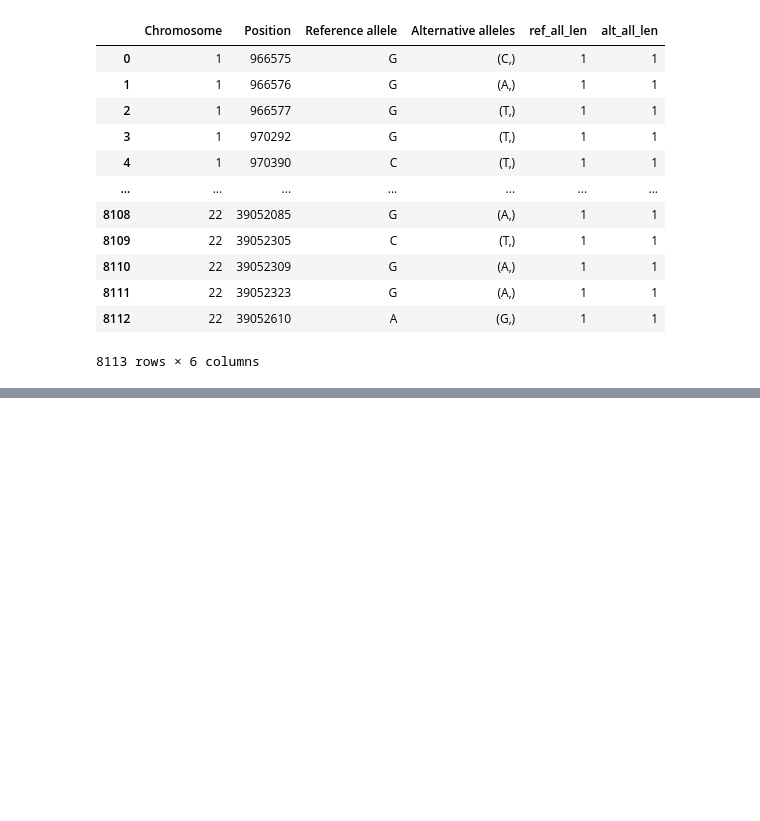
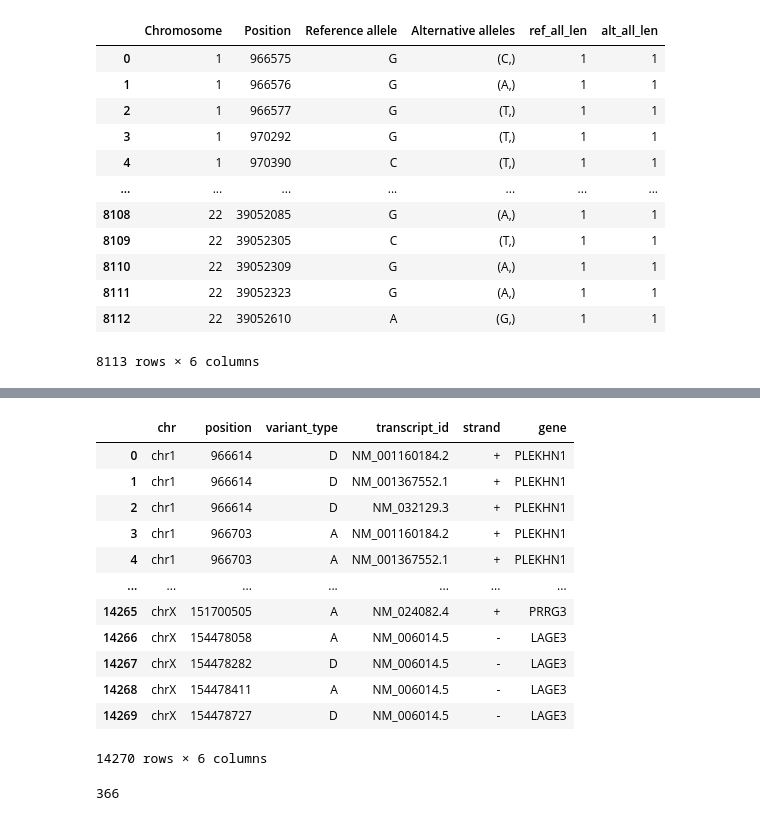
Before and after one commit to duttaprat/Postdoc, a Jupyter notebook: Collab_code/Oliver_scripts/new_scripts/data.ipynb, the cells around one changed output, grey strips where cells are left out. Cells and saved outputs as stored; diff of their text form; code cells hidden in the pictures; blank space fills up the shorter version.

```diff
--- a/Collab_code/Oliver_scripts/new_scripts/data.ipynb
+++ b/Collab_code/Oliver_scripts/new_scripts/data.ipynb
@@ -107,0 +165,22 @@ fig.show()
+# %%
+file_path = "/data/private/pdutta/Collab_data/Oliver_data/New_data/splice_sites.txt"
+df_file = pd.read_csv(file_path, sep="\t", names= ['chr', 'position', 'variant_type', 'transcript_id', 'strand', 'gene'])
+df_file
+# %% [output]
+|  | chr | position | variant_type | transcript_id | strand | gene |
+| 0 | chr1 | 966614 | D | NM_001160184.2 | + | PLEKHN1 |
+| 1 | chr1 | 966614 | D | NM_001367552.1 | + | PLEKHN1 |
+| 2 | chr1 | 966614 | D | NM_032129.3 | + | PLEKHN1 |
+| 3 | chr1 | 966703 | A | NM_001160184.2 | + | PLEKHN1 |
+| 4 | chr1 | 966703 | A | NM_001367552.1 | + | PLEKHN1 |
+| ... | ... | ... | ... | ... | ... | ... |
+| 14265 | chrX | 151700505 | A | NM_024082.4 | + | PRRG3 |
+| 14266 | chrX | 154478058 | A | NM_006014.5 | - | LAGE3 |
+| 14267 | chrX | 154478282 | D | NM_006014.5 | - | LAGE3 |
+| 14268 | chrX | 154478411 | A | NM_006014.5 | - | LAGE3 |
+| 14269 | chrX | 154478727 | D | NM_006014.5 | - | LAGE3 |
+14270 rows × 6 columns
+# %%
+len(df_file['gene'].unique())
+# %% [output]
+366
```
Also changed, not shown: parts of 5 cells of this notebook, 12 other files.
